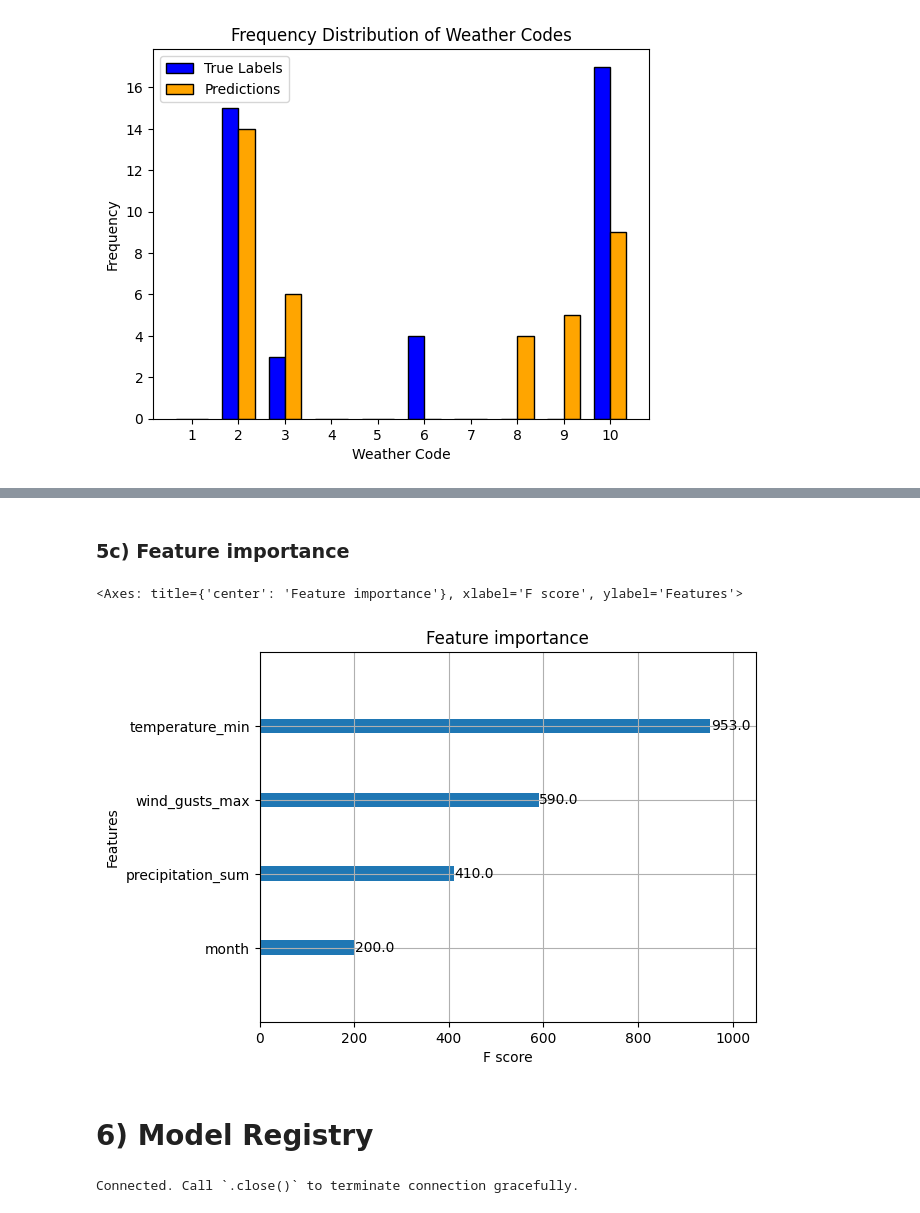
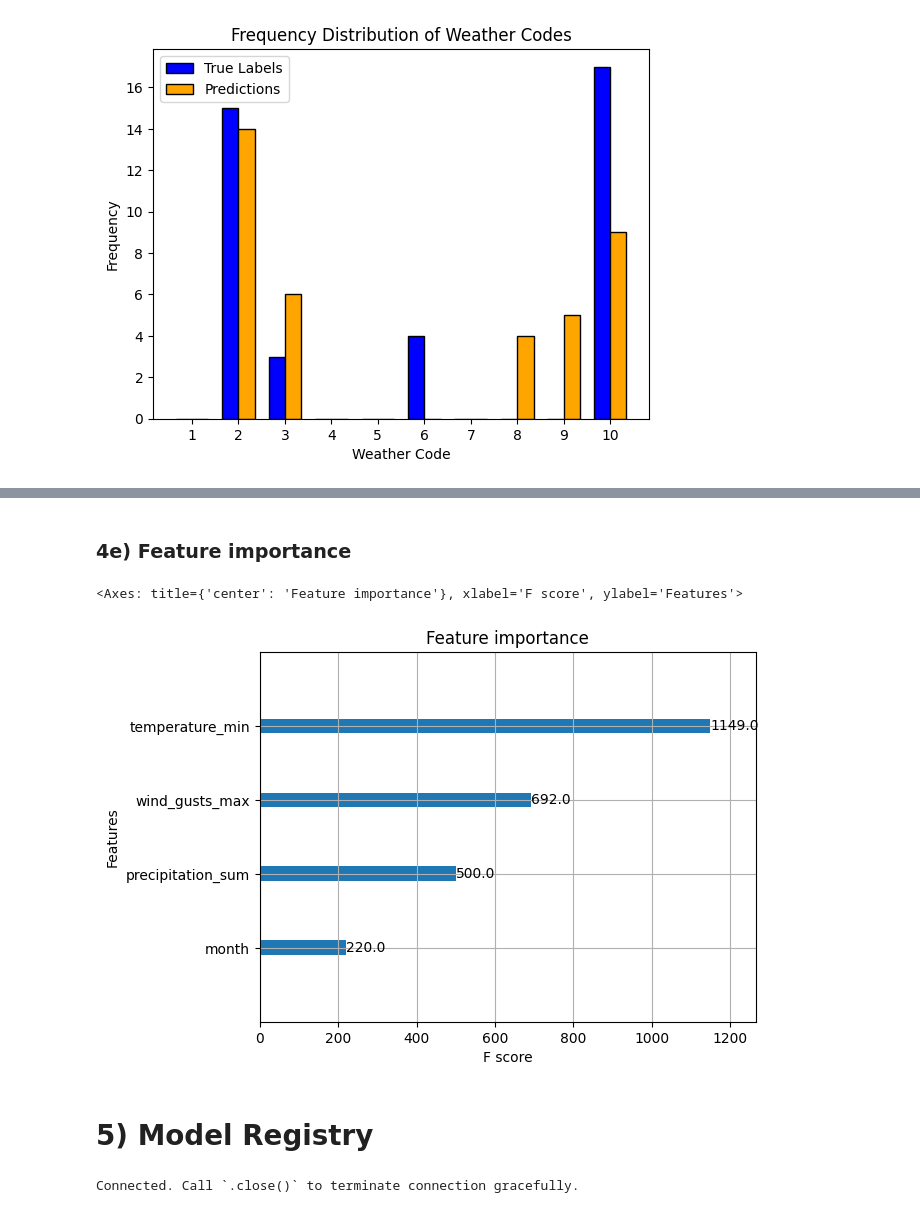
Before and after one commit to marcopellegrinoit/predict-weather-code, a Jupyter notebook: notebooks/3_weather_code_training_pipeline.ipynb, the cells around one changed output, grey strips where cells are left out. Drawn from its saved outputs; the diff is of its cells as text; code cells hidden in the pictures.

```diff
--- a/notebooks/3_weather_code_training_pipeline.ipynb
+++ b/notebooks/3_weather_code_training_pipeline.ipynb
@@ -256,12 +268,12 @@ UserWarning: FigureCanvasAgg is non-interactive, and thus cannot be shown
 # %% [markdown]
-### 5c) Feature importance
+### 4e) Feature importance
 # %%
-plot_importance(xgb_regressor)
+plot_importance(xgb_model)
 # %% [output]
 <Axes: title={'center': 'Feature importance'}, xlabel='F score', ylabel='Features'>
-[figure, old version]
+[figure, new version]
 # %% [markdown]
-# 6) Model Registry
+# 5) Model Registry
 # %%
 # Retrieve model registry
 mr = project.get_model_registry()
```
Also changed, not shown: parts of 30 cells of this notebook, 8 other files.
